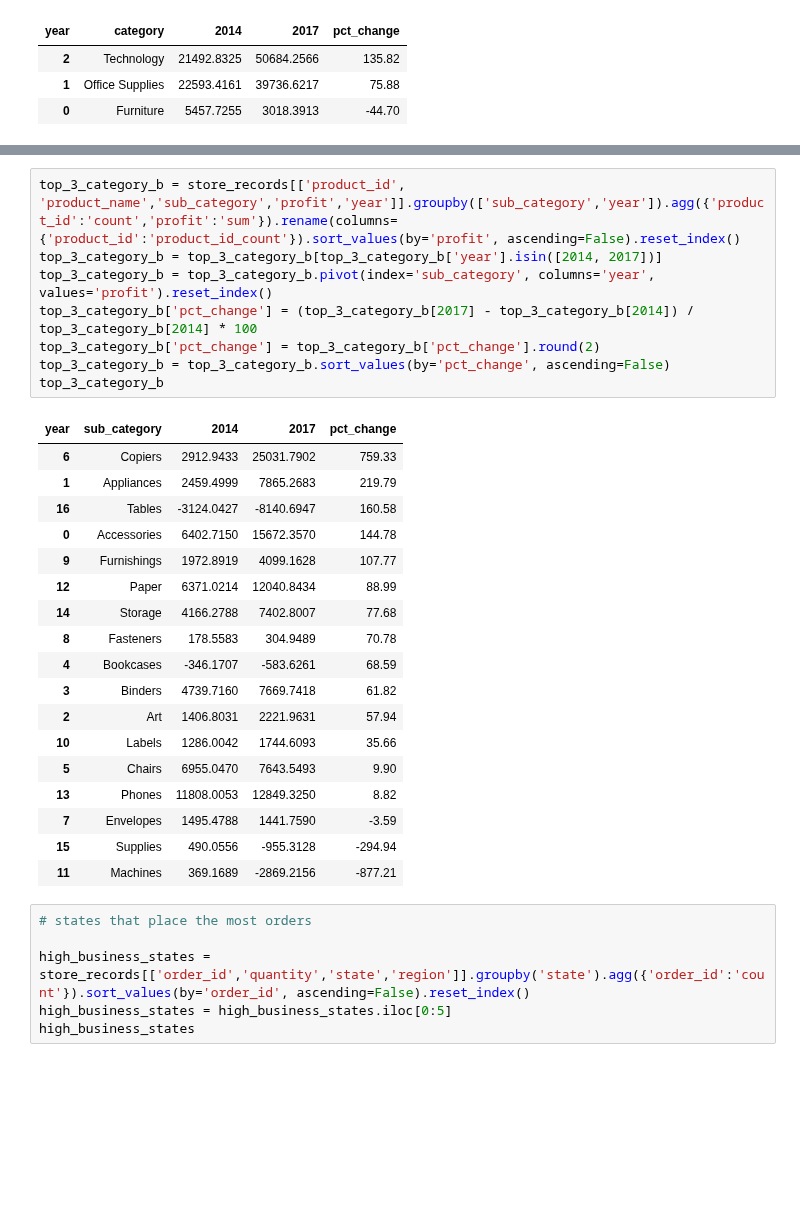
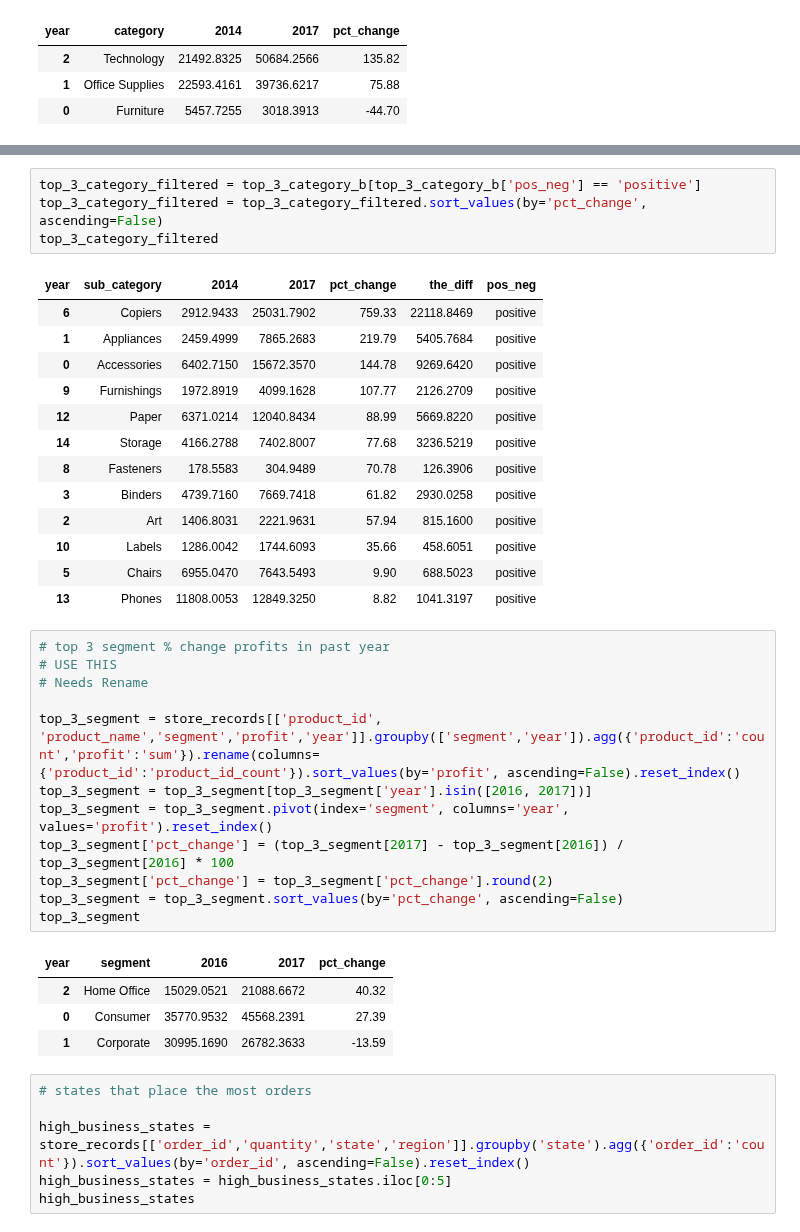
Before and after one commit to Dilcia19/superstore, a Jupyter notebook: notebooks/analysis_in_py.ipynb, the cells around one changed output, grey strips where cells are left out. Saved outputs shown, nothing was run; the diff lists cells and outputs as text; blank space fills up the shorter version.

Commit message:
adding % change for segment

```diff
--- a/notebooks/analysis_in_py.ipynb
+++ b/notebooks/analysis_in_py.ipynb
@@ -283,30 +307,38 @@ top_3_category_b
+# %%
+top_3_category_filtered = top_3_category_b[top_3_category_b['pos_neg'] == 'positive']
+top_3_category_filtered = top_3_category_filtered.sort_values(by='pct_change', ascending=False)
+top_3_category_filtered
+# %% [output]
+| year | sub_category | 2014 | 2017 | pct_change | the_diff | pos_neg |
+| 6 | Copiers | 2912.9433 | 25031.7902 | 759.33 | 22118.8469 | positive |
+| 1 | Appliances | 2459.4999 | 7865.2683 | 219.79 | 5405.7684 | positive |
+| 0 | Accessories | 6402.7150 | 15672.3570 | 144.78 | 9269.6420 | positive |
+| 9 | Furnishings | 1972.8919 | 4099.1628 | 107.77 | 2126.2709 | positive |
+| 12 | Paper | 6371.0214 | 12040.8434 | 88.99 | 5669.8220 | positive |
+| 14 | Storage | 4166.2788 | 7402.8007 | 77.68 | 3236.5219 | positive |
+| 8 | Fasteners | 178.5583 | 304.9489 | 70.78 | 126.3906 | positive |
+| 3 | Binders | 4739.7160 | 7669.7418 | 61.82 | 2930.0258 | positive |
+| 2 | Art | 1406.8031 | 2221.9631 | 57.94 | 815.1600 | positive |
+| 10 | Labels | 1286.0042 | 1744.6093 | 35.66 | 458.6051 | positive |
+| 5 | Chairs | 6955.0470 | 7643.5493 | 9.90 | 688.5023 | positive |
+| 13 | Phones | 11808.0053 | 12849.3250 | 8.82 | 1041.3197 | positive |
 # %%
-top_3_category_b = store_records[['product_id', 'product_name','sub_category','profit','year']].groupby(['sub_category','year']).agg({'product_id':'count','profit':'sum'}).rename(columns={'product_id':'product_id_count'}).sort_values(by='profit', ascending=False).reset_index()
-top_3_category_b = top_3_category_b[top_3_category_b['year'].isin([2014, 2017])]
-top_3_category_b = top_3_category_b.pivot(index='sub_category', columns='year', values='profit').reset_index()
-top_3_category_b['pct_change'] = (top_3_category_b[2017] - top_3_category_b[2014]) / top_3_category_b[2014] * 100
-top_3_category_b['pct_change'] = top_3_category_b['pct_change'].round(2)
-top_3_category_b = top_3_category_b.sort_values(by='pct_change', ascending=False)
-top_3_category_b
+# top 3 segment % change profits in past year
+# USE THIS
+# Needs Rename
+
+top_3_segment = store_records[['product_id', 'product_name','segment','profit','year']].groupby(['segment','year']).agg({'product_id':'count','profit':'sum'}).rename(columns={'product_id':'product_id_count'}).sort_values(by='profit', ascending=False).reset_index()
+top_3_segment = top_3_segment[top_3_segment['year'].isin([2016, 2017])]
+top_3_segment = top_3_segment.pivot(index='segment', columns='year', values='profit').reset_index()
+top_3_segment['pct_change'] = (top_3_segment[2017] - top_3_segment[2016]) / top_3_segment[2016] * 100
+top_3_segment['pct_change'] = top_3_segment['pct_change'].round(2)
+top_3_segment = top_3_segment.sort_values(by='pct_change', ascending=False)
+top_3_segment
 # %% [output]
-| year | sub_category | 2014 | 2017 | pct_change |
-| 6 | Copiers | 2912.9433 | 25031.7902 | 759.33 |
-| 1 | Appliances | 2459.4999 | 7865.2683 | 219.79 |
-| 16 | Tables | -3124.0427 | -8140.6947 | 160.58 |
-| 0 | Accessories | 6402.7150 | 15672.3570 | 144.78 |
-| 9 | Furnishings | 1972.8919 | 4099.1628 | 107.77 |
-| 12 | Paper | 6371.0214 | 12040.8434 | 88.99 |
-| 14 | Storage | 4166.2788 | 7402.8007 | 77.68 |
-| 8 | Fasteners | 178.5583 | 304.9489 | 70.78 |
-| 4 | Bookcases | -346.1707 | -583.6261 | 68.59 |
-| 3 | Binders | 4739.7160 | 7669.7418 | 61.82 |
-| 2 | Art | 1406.8031 | 2221.9631 | 57.94 |
-| 10 | Labels | 1286.0042 | 1744.6093 | 35.66 |
-| 5 | Chairs | 6955.0470 | 7643.5493 | 9.90 |
-| 13 | Phones | 11808.0053 | 12849.3250 | 8.82 |
-| 7 | Envelopes | 1495.4788 | 1441.7590 | -3.59 |
-| 15 | Supplies | 490.0556 | -955.3128 | -294.94 |
-| 11 | Machines | 369.1689 | -2869.2156 | -877.21 |
+| year | segment | 2016 | 2017 | pct_change |
+| 2 | Home Office | 15029.0521 | 21088.6672 | 40.32 |
+| 0 | Consumer | 35770.9532 | 45568.2391 | 27.39 |
+| 1 | Corporate | 30995.1690 | 26782.3633 | -13.59 |
 # %%
 # states that place the most orders
 
```
Also changed, not shown: parts of 3 cells of this notebook.
